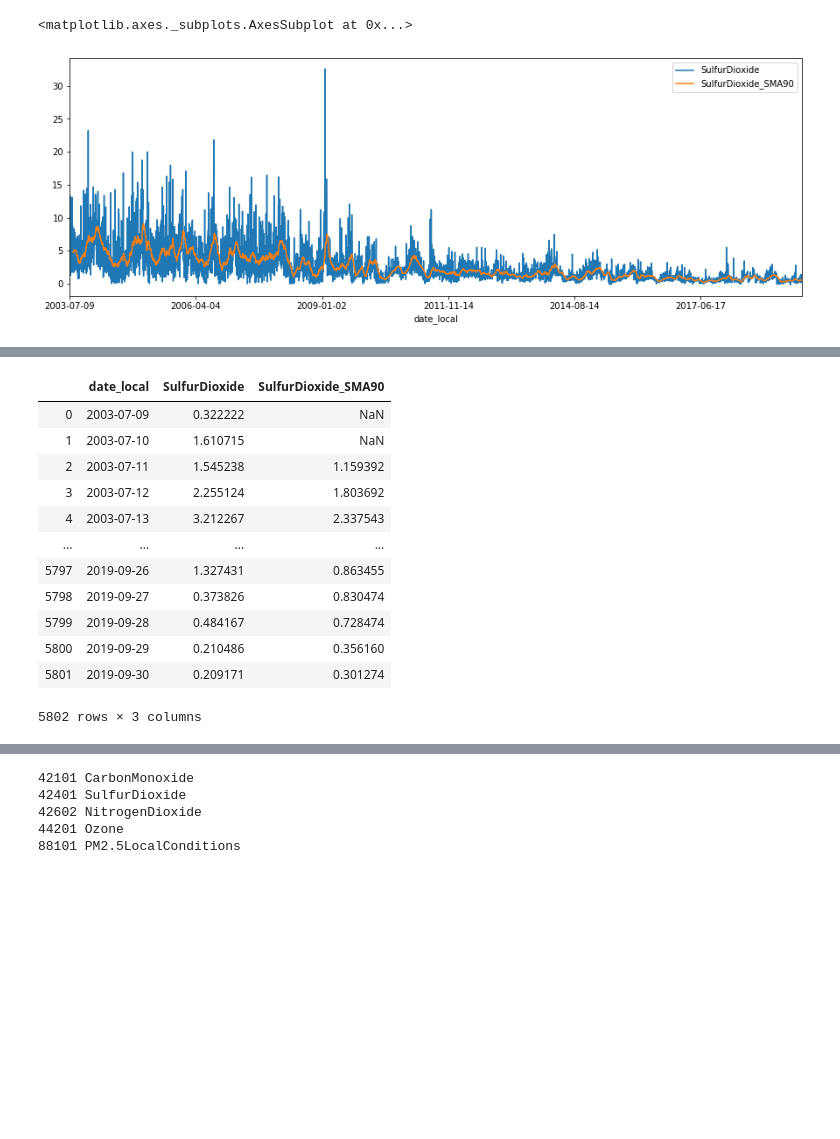
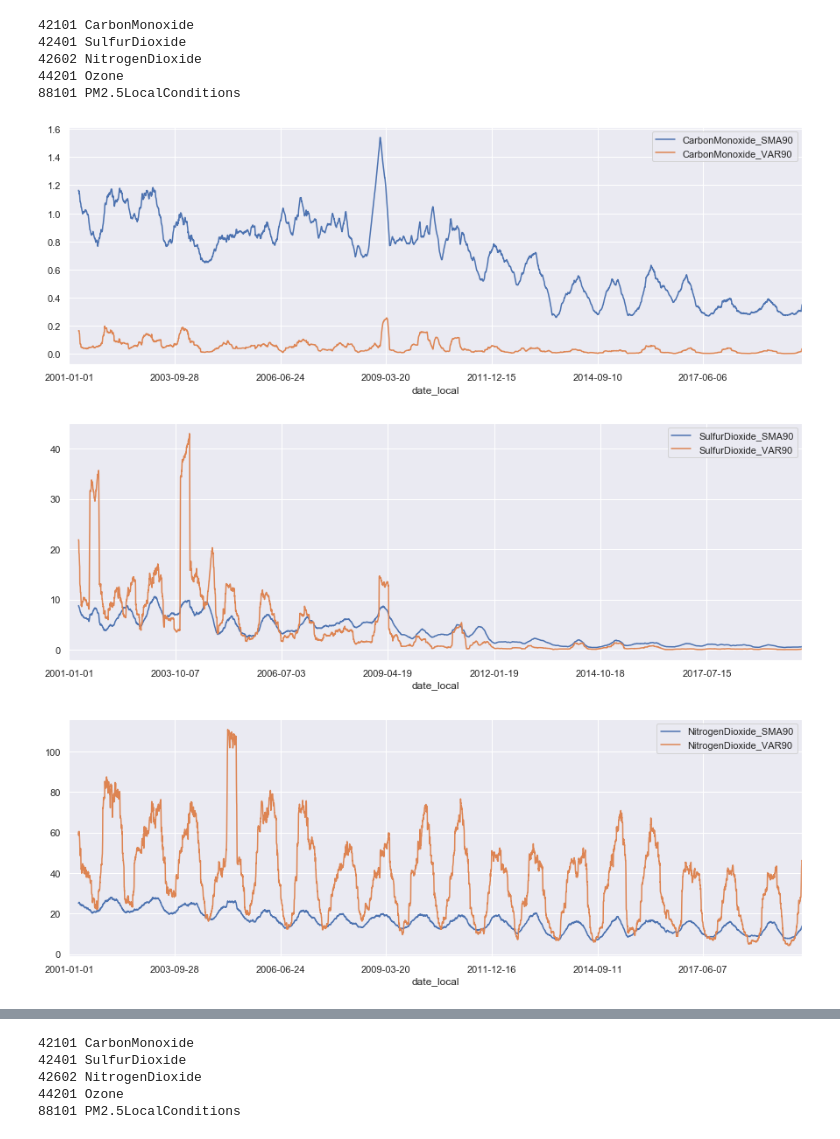
Before and after one commit to ksamavedam/Pollution20Code, a Jupyter notebook: Appa/apps_scratch.ipynb, the cells around one changed output, grey strips where cells are left out. Cells and saved outputs as stored; diff of their text form; code cells hidden in the pictures; blank space fills up the shorter version.

```diff
--- a/Appa/apps_scratch.ipynb
+++ b/Appa/apps_scratch.ipynb
@@ -36,8 +19,8 @@ def getParams():
 params_dict = {'42101': 'CarbonMonoxide',
                '42401': 'SulfurDioxide',
                '42602': 'NitrogenDioxide',
-               '44201': 'Ozone', '88101':
-               'PM2.5LocalConditions'}
+               '44201': 'Ozone',
+               '88101': 'PM2.5LocalConditions'}
 params_units = {'42101': 'Parts per million',
                 '42401': 'Parts per billion',
                 '42602': 'Parts per billion',
@@ -89,6 +50,6 @@ def readAndDisplayFileYearRange(c,px,ya,yb):
     for y in range(ya,yb):
         df1 = readAndDisplayFile(c,px,str(y));
         df_ab = df_ab.append(df1,ignore_index=True)
-    return df_abs
+    return df_ab
 
 #df = readAndDisplayFile('Baltimore','p','2011');
@@ -94,0 +71,21 @@ def readAndDisplayFileYearRange(c,px,ya,yb):
+# %%
+p='42101'
+for i in range(2016,2019,5):
+    print(i,i+5)
+    df =  readAndDisplayFileYearRange(county,p,i,i+4)
+    data = df['arithmetic_mean'].to_numpy()
+    # Fit a normal distribution to the data:
+    mu, std = stats.norm.fit(data)
+
+    # Plot the histogram.
+    plt.hist(data, bins=25, density=True, alpha=0.6, color='g')
+
+    # Plot the PDF.
+    xmin, xmax = plt.xlim()
+    x = np.linspace(xmin, xmax, 100)
+    p = stats.norm.pdf(x, mu, std)
+    plt.plot(x, p, 'k', linewidth=2)
+    title = "Fit results: mu = %.2f,  std = %.2f" % (mu, std)
+    plt.title(title)
+    plt.show()
+    break
@@ -95,11 +95,21 @@ def readAndDisplayFileYearRange(c,px,ya,yb):
 # %%
-p='42401'
-pn=params_dict[p]
-df = readAndDisplayFileYearRange(county,p,2001,2020)
-df.columns = ['date_local', pn]
-# Add a col for Moving average
-df[pn+'_SMA90'] = df.iloc[:,1].rolling(window=30).mean()
-df.groupby('date_local').mean().plot(figsize=(15,5))
+# For each Pollutent, read the data into DFs
+for p in params_dict.keys():
+    print(p, params_dict[p])
+    pn=params_dict[p]
+
+    df = readAndDisplayFileYearRange(county,p,2001,2020)
+    df.columns = ['date_local', params_dict[p]]
+    df[pn+'_SMA90'] = df.iloc[:,1].rolling(window=90).mean()
+    df[pn+'_VAR90'] = df.iloc[:,1].rolling(window=90).var()
+    df = df.drop([pn],axis=1)
+    df.groupby('date_local').mean().plot(figsize=(15,5))
 # %% [output]
-<matplotlib.axes._subplots.AxesSubplot at 0x...>
+42101 CarbonMonoxide
+42401 SulfurDioxide
+42602 NitrogenDioxide
+44201 Ozone
+88101 PM2.5LocalConditions
-[figure, old version]
+[figure, new version]
+[figure, added]
+[figure, added]
@@ -106,16 +117,0 @@ df.groupby('date_local').mean().plot(figsize=(15,5))
-# %%
-df
-# %% [output]
-|  | date_local | SulfurDioxide | SulfurDioxide_SMA90 |
-| 0 | 2003-07-09 | 0.322222 | NaN |
-| 1 | 2003-07-10 | 1.610715 | NaN |
-| 2 | 2003-07-11 | 1.545238 | 1.159392 |
-| 3 | 2003-07-12 | 2.255124 | 1.803692 |
-| 4 | 2003-07-13 | 3.212267 | 2.337543 |
-| ... | ... | ... | ... |
-| 5797 | 2019-09-26 | 1.327431 | 0.863455 |
-| 5798 | 2019-09-27 | 0.373826 | 0.830474 |
-| 5799 | 2019-09-28 | 0.484167 | 0.728474 |
-| 5800 | 2019-09-29 | 0.210486 | 0.356160 |
-| 5801 | 2019-09-30 | 0.209171 | 0.301274 |
-5802 rows × 3 columns
```
Also changed, not shown: parts of 15 cells of this notebook, 6 other files.
